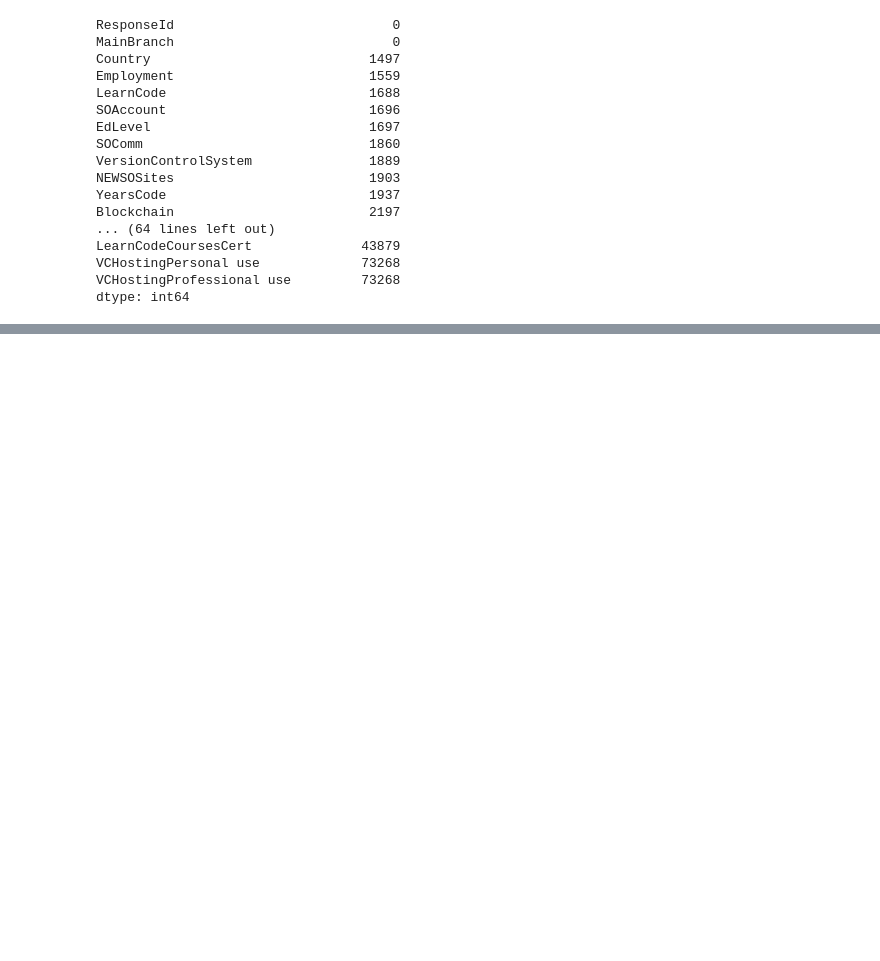
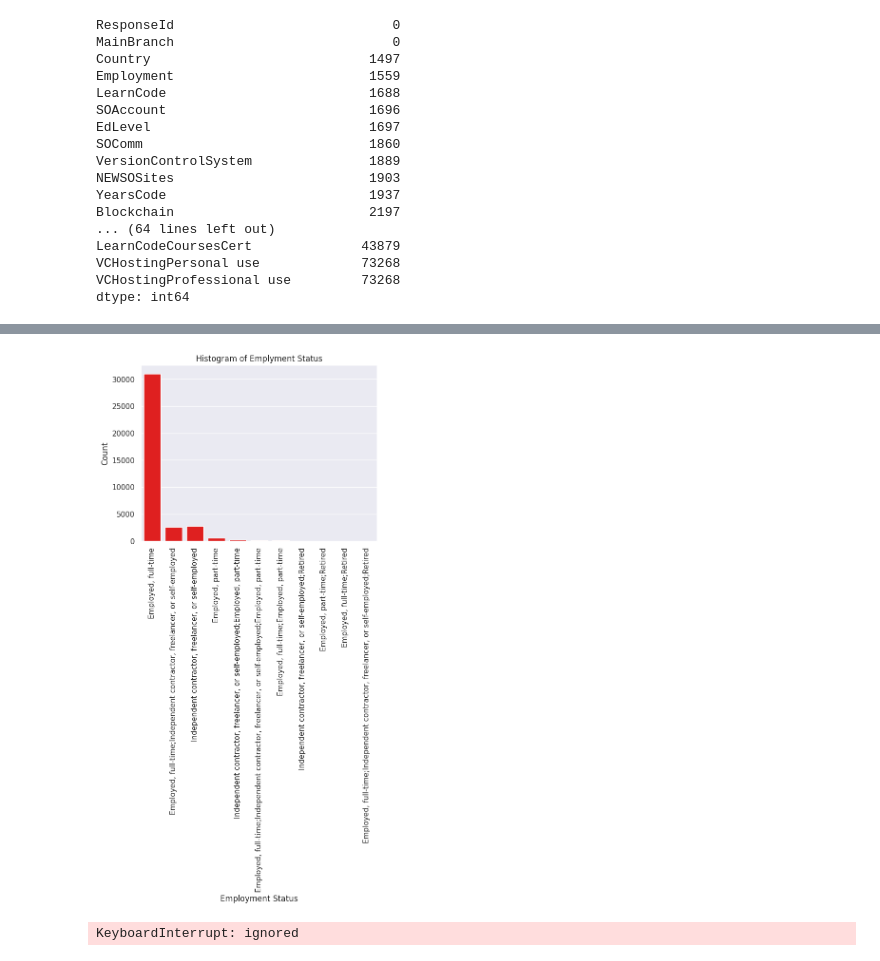
Before and after one commit to dsklnr/Predicting_Salaries_of_Technical_Individuals, a Jupyter notebook: Ben_Predicting_Salaries.ipynb, the cells around one changed output, grey strips where cells are left out. Saved outputs shown, nothing was run; the diff lists cells and outputs as text; code cells hidden in the pictures; blank space fills up the shorter version.

```diff
--- a/Ben_Predicting_Salaries.ipynb
+++ b/Ben_Predicting_Salaries.ipynb
@@ -157,0 +308,25 @@ print(education_lvl.unique())
+# %%
+# Create histogram for employment type
+sns.countplot(data = dropped_nulls_df, x = "Employment", color = 'red')
+plt.xticks(rotation = 90)
+plt.title("Histogram of Emplyment Status")
+plt.xlabel("Employment Status")
+plt.ylabel("Count")
+plt.show()
+# %% [output]
+[figure, added]
+# %%
+# Create histogram for programming languages used
+sns.countplot(data = dropped_nulls_df, x = "LanguageHaveWorkedWith", color = 'pink')
+plt.xticks(rotation = 90)
+plt.title("Histogram of Programming Languages")
+plt.xlabel("Programming Language")
+plt.ylabel("Count")
+plt.show()
+
+# Cannot display this plot due to parsing issues within LanguageHaveWorkedWith observations
+# Will need to parse out each individual language to get an accurate representation, but
+# this would be a challenging column to deal with because the number of LanguageHaveWorkedWith
+# observations needs match the same number of observations of all other columns
+# %% [output]
+KeyboardInterrupt: ignored
```
Also changed, not shown: parts of 22 cells of this notebook.
